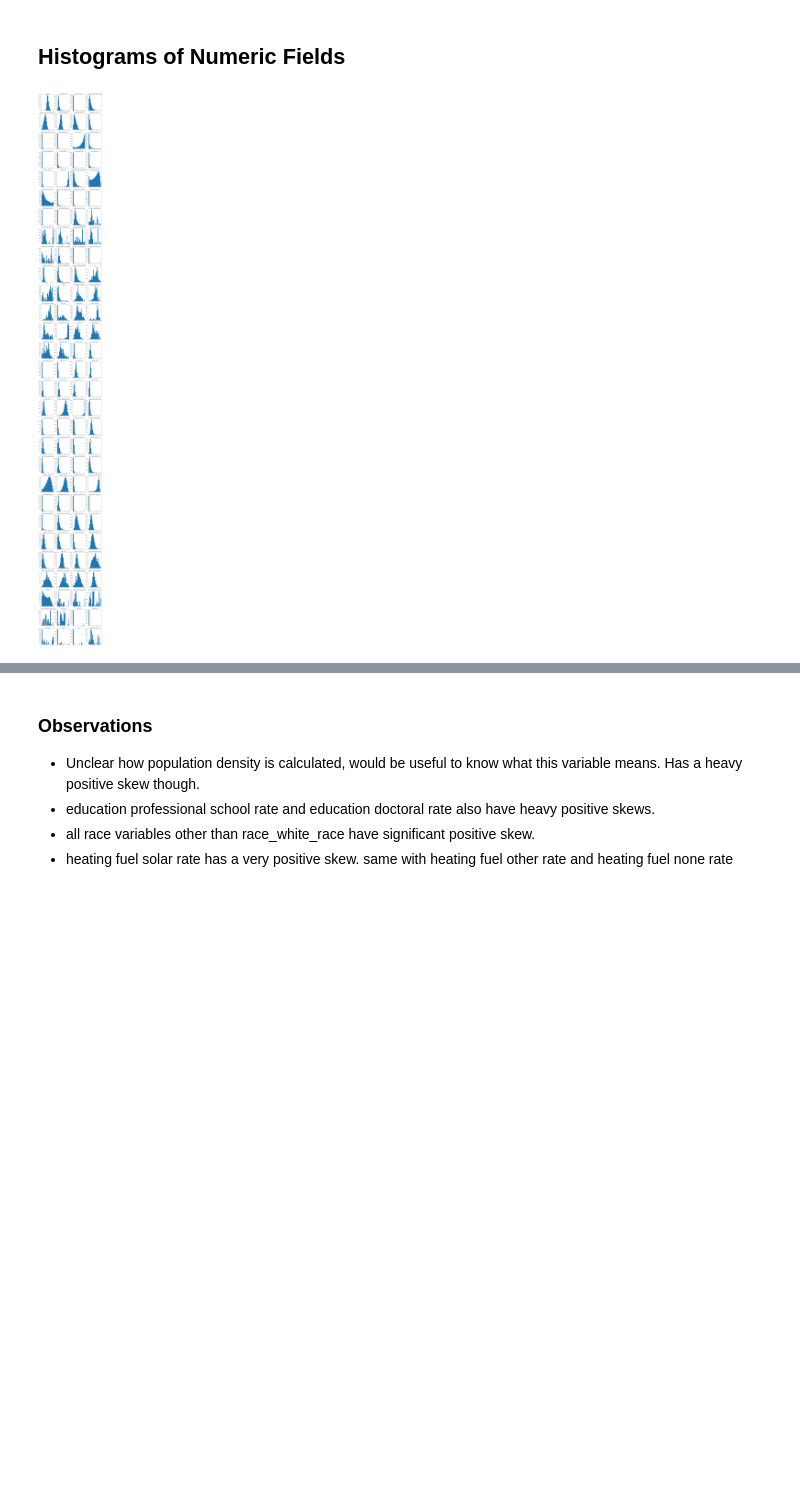
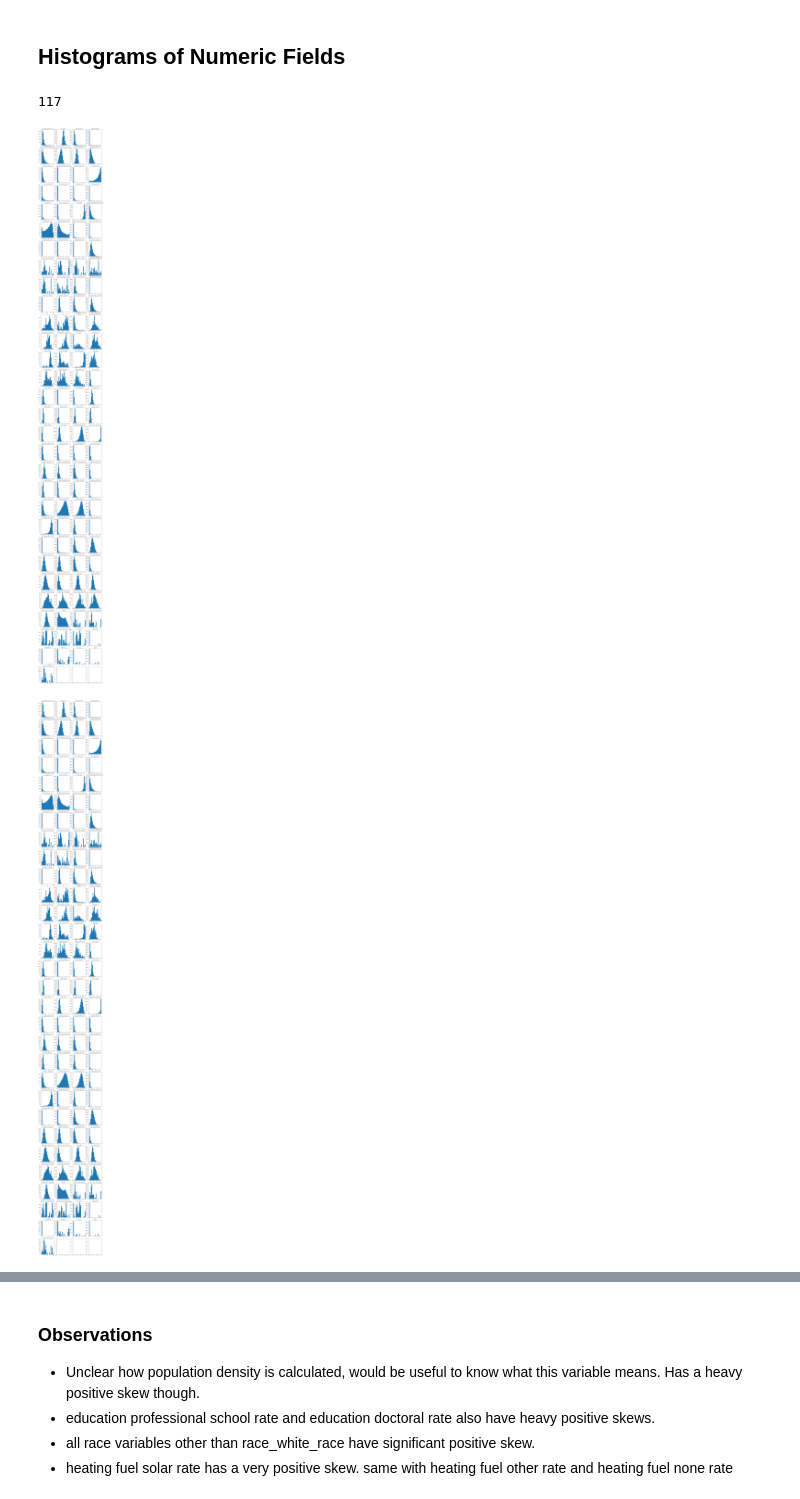
Before and after one commit to daxaurora/capstone_solarpanels, a Jupyter notebook: EDA/deepsolar EDA - Noah.ipynb, the cells around one changed output, grey strips where cells are left out. Drawn from its saved outputs; the diff is of its cells as text; code cells hidden in the pictures; blank space fills up the shorter version.

Commit message:
updated fields in file

```diff
--- a/EDA/deepsolar EDA - Noah.ipynb
+++ b/EDA/deepsolar EDA - Noah.ipynb
@@ -208,19 +208,26 @@ solar_fields.head()
 | 4 | fips | FIPS identifier for the census tract | NaN | String | NaN | NaN | NaN | NaN | ... |
 # %% [markdown]
 ## Histograms of Numeric Fields
+# %%
+len(fields)
+# %% [output]
+117
 # %%
 import math
 
 fields=solar_fields.loc[(solar_fields['Relevant Feature']==1)&(solar_fields['Data Type']=='Numeric')]['Field'].tolist()
 num_rows=math.ceil(len(fields)/4)
 fig,ax=plt.subplots(int(num_rows),4,figsize=(16,150))
 item_index=0
 for i in range(0,int(num_rows)):
     for j in range(0,4):
+        if item_index==len(fields):
+            break
         data=solar[fields[item_index]].replace(np.inf,np.nan).dropna().values
         ax[i,j].hist(data,bins=20)
         ax[i,j].set_title(fields[item_index])
         item_index+=1
 plt.show()
 # %% [output]
-[figure, old version]
+[figure, new version]
+[figure, added]
```
Also changed, not shown: parts of 4 cells of this notebook, 1 other file.
